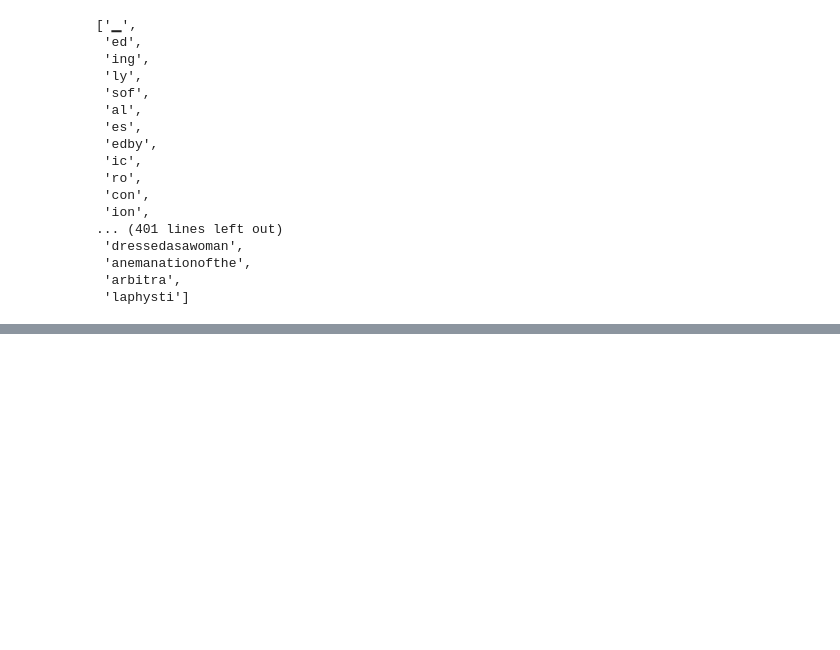
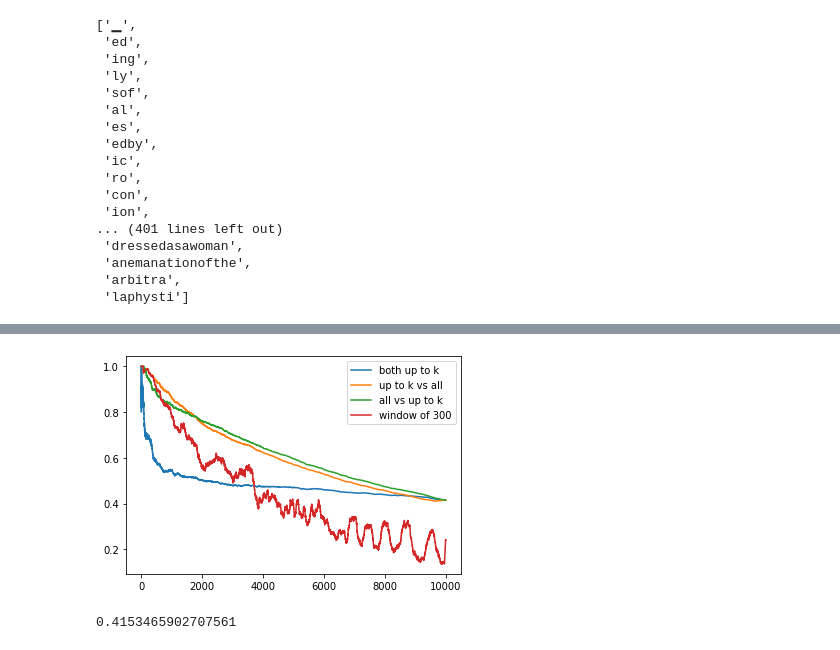
Before and after one commit to mccsandora/biotokens, a Jupyter notebook: book_tokenize.ipynb, the cells around one changed output, grey strips where cells are left out. Saved outputs shown, nothing was run; the diff lists cells and outputs as text; code cells hidden in the pictures; blank space fills up the shorter version.

```diff
--- a/book_tokenize.ipynb
+++ b/book_tokenize.ipynb
@@ -190,0 +352,19 @@ np.round(np.mean(in3s),3)
+# %%
+def ov(l1,l2):
+    s1, s2 = set(l1),set(l2)
+    return len(s1&s2)/min(len(s1),len(s2))
+
+plt.plot([ov(vocab[:k],vocab2[:k])
+          for k in range(1,len(vocab))],label='both up to k')
+plt.plot([ov(vocab[:k],vocab2)
+          for k in range(1,len(vocab))],label='up to k vs all')
+plt.plot([ov(vocab,vocab2[:k])
+          for k in range(1,len(vocab))],label='all vs up to k')
+plt.plot([ov(vocab[max(0,k-300):k],vocab2)
+          for k in range(1,len(vocab))],label='window of 300')
+plt.legend()
+plt.show()
+ov(vocab,vocab2)
+# %% [output]
+[figure, added]
+0.4153465902707561
```
Also changed, not shown: parts of 13 cells of this notebook, 1 other file.
